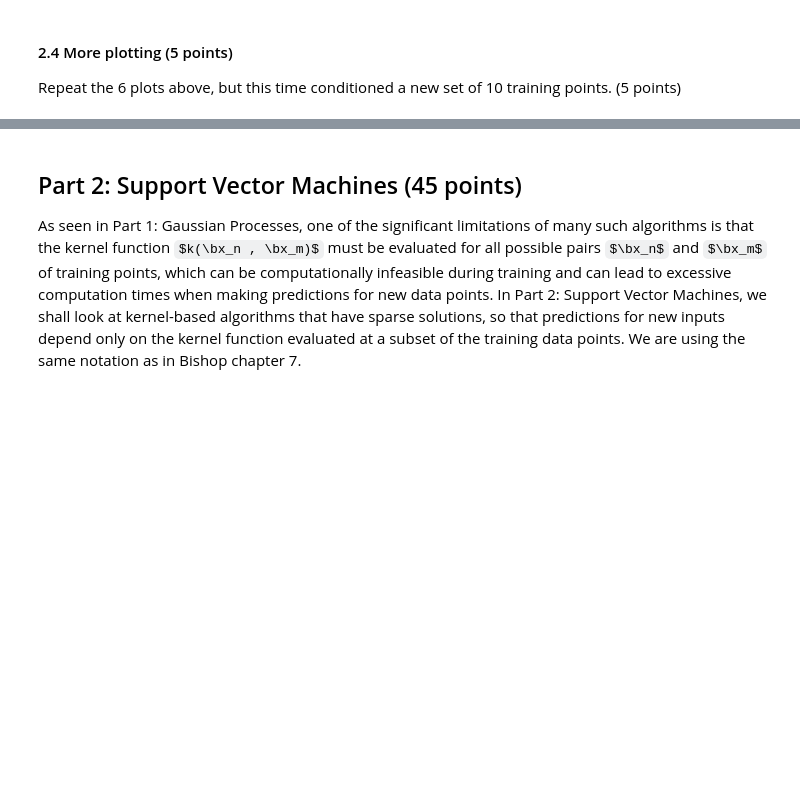
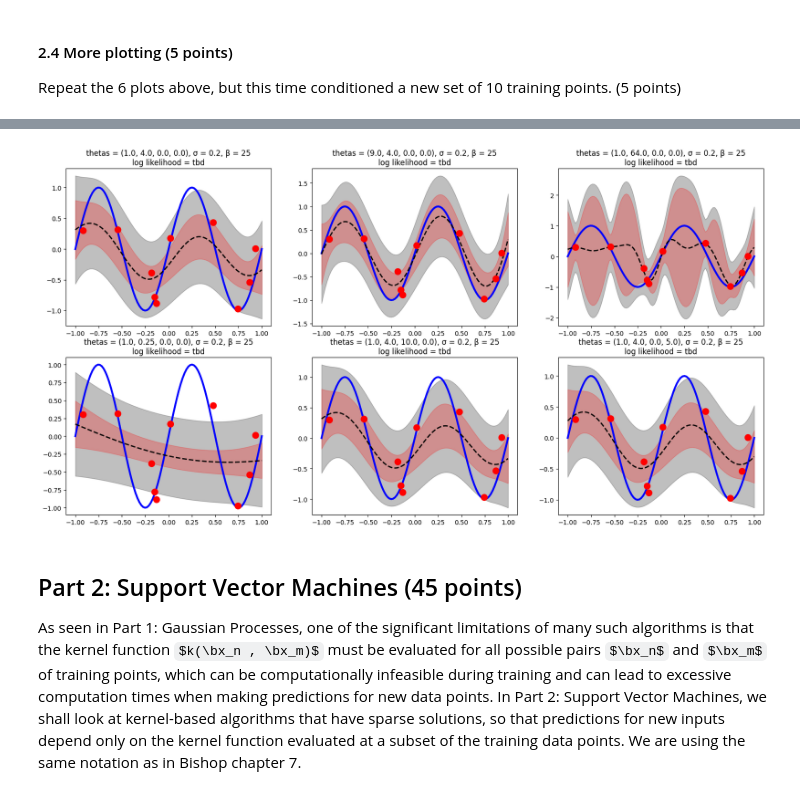
Before and after one commit to sanderbroos/MachineLearning1, a Jupyter notebook: Lab2/Lab2.ipynb, the cells around one changed output, grey strips where cells are left out. Saved outputs shown, nothing was run; the diff lists cells and outputs as text; code cells hidden in the pictures; some formulas as TeX source; blank space fills up the shorter version.

```diff
--- a/Lab2/Lab2.ipynb
+++ b/Lab2/Lab2.ipynb
@@ -358,3 +365,7 @@ NotImplementedError:
+# %%
+six_plots(10)
+# %% [output]
+[figure, added]
 # %% [markdown]
 ## Part 2: Support Vector Machines (45 points)
 As seen in Part 1: Gaussian Processes, one of the significant limitations of many such algorithms is that the kernel function $k(\bx_n , \bx_m)$ must be evaluated for all possible pairs $\bx_n$ and $\bx_m$ of training points, which can be computationally infeasible during training and can lead to excessive computation times when making predictions for new data points.
```
Also changed, not shown: parts of 7 cells of this notebook.
